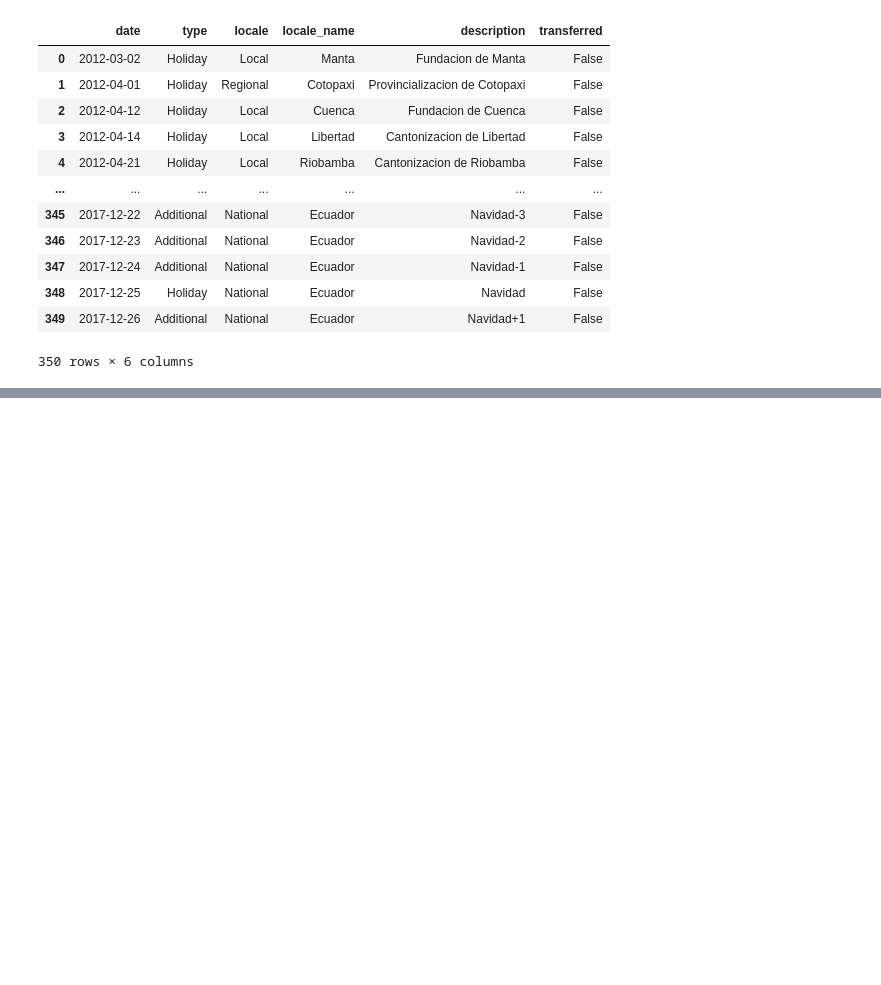
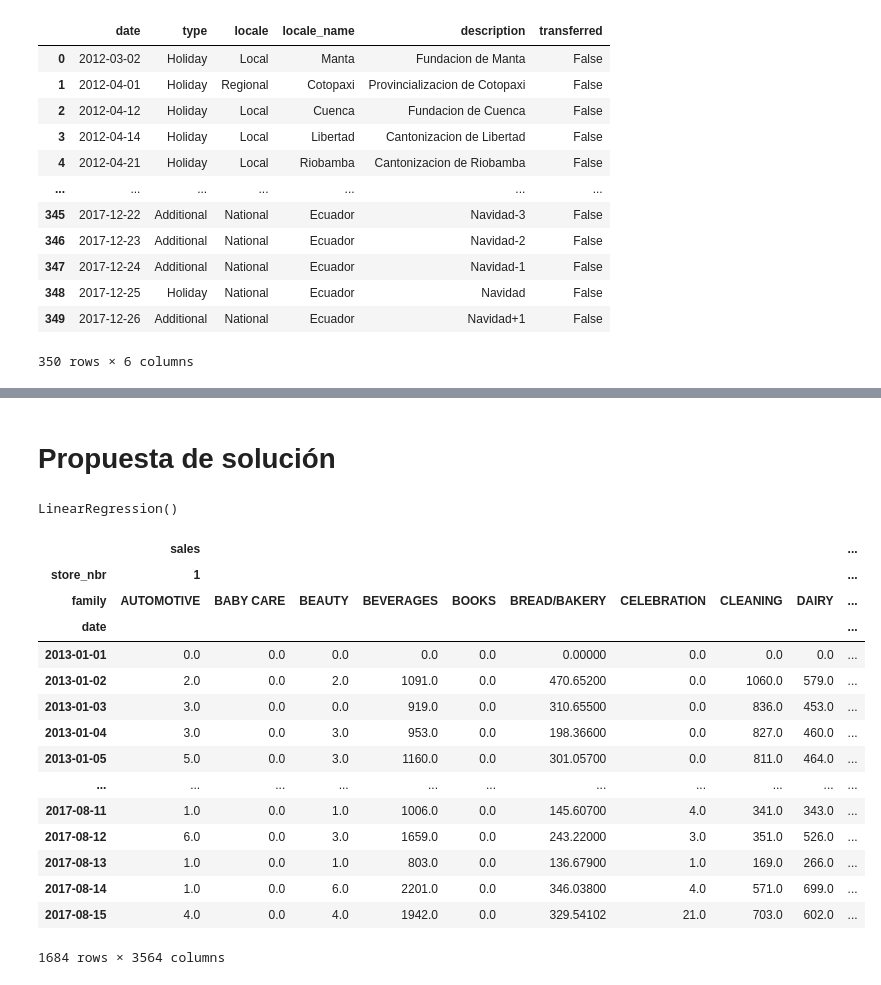
Before and after one commit to EmilianoV-TEC/Reto_TC3006C, a Jupyter notebook: avance-1-reto.ipynb, the cells around one changed output, grey strips where cells are left out. Saved outputs shown, nothing was run; the diff lists cells and outputs as text; code cells hidden in the pictures; blank space fills up the shorter version.

```diff
--- a/avance-1-reto.ipynb
+++ b/avance-1-reto.ipynb
@@ -421,0 +456,8 @@ df_holidays
+# %%
+df_holidays_encoded = pd.get_dummies(df_holidays['description'], prefix='holiday')
+
+# Al ejecutar la función get_dummies perdemos la columna de fechas, la cual requerimos para realizar el join mas adelante con nuestros features iniciales
+df_holidays_encoded = pd.concat([df_holidays_encoded, df_holidays['date']], axis = 1) # Volvemos a agregar la columna de fechas
+df_holidays_encoded['date'] = pd.to_datetime(df_holidays_encoded['date']).dt.to_period('D') # Cambiamos pormato de fecha a Period para que sea igual al índice de los features
+
+df_holidays_encoded = df_holidays_encoded.set_index('date')
@@ -421,0 +476,2 @@ df_holidays
+# %%
+df_holidays_encoded = df_holidays_encoded.groupby(df_holidays_encoded.index).sum()
@@ -421,0 +501,2 @@ df_holidays
+# %%
+df_x_train = df_x_train.join(df_holidays_encoded).fillna(0) # Llenamos los valores faltantes con 0, indicando que no sucede el día festivo
@@ -421,0 +520,9 @@ df_holidays
+# %% [markdown]
+# Propuesta de solución
+# %%
+y = df_train_unstacked.fillna(0)
+
+model = LinearRegression(fit_intercept = True)
+model.fit(df_x_train, y)
+# %% [output]
+LinearRegression()
@@ -421,0 +531,19 @@ df_holidays
+# %%
+y
+# %% [output]
+|  | sales |  |  |  |  |  |  |  |  | ... |
+| store_nbr | 1 |  |  |  |  |  |  |  |  | ... |
+| family | AUTOMOTIVE | BABY CARE | BEAUTY | BEVERAGES | BOOKS | BREAD/BAKERY | CELEBRATION | CLEANING | DAIRY | ... |
+| date |  |  |  |  |  |  |  |  |  | ... |
+| 2013-01-01 | 0.0 | 0.0 | 0.0 | 0.0 | 0.0 | 0.00000 | 0.0 | 0.0 | 0.0 | ... |
+| 2013-01-02 | 2.0 | 0.0 | 2.0 | 1091.0 | 0.0 | 470.65200 | 0.0 | 1060.0 | 579.0 | ... |
+| 2013-01-03 | 3.0 | 0.0 | 0.0 | 919.0 | 0.0 | 310.65500 | 0.0 | 836.0 | 453.0 | ... |
+| 2013-01-04 | 3.0 | 0.0 | 3.0 | 953.0 | 0.0 | 198.36600 | 0.0 | 827.0 | 460.0 | ... |
+| 2013-01-05 | 5.0 | 0.0 | 3.0 | 1160.0 | 0.0 | 301.05700 | 0.0 | 811.0 | 464.0 | ... |
+| ... | ... | ... | ... | ... | ... | ... | ... | ... | ... | ... |
+| 2017-08-11 | 1.0 | 0.0 | 1.0 | 1006.0 | 0.0 | 145.60700 | 4.0 | 341.0 | 343.0 | ... |
+| 2017-08-12 | 6.0 | 0.0 | 3.0 | 1659.0 | 0.0 | 243.22000 | 3.0 | 351.0 | 526.0 | ... |
+| 2017-08-13 | 1.0 | 0.0 | 1.0 | 803.0 | 0.0 | 136.67900 | 1.0 | 169.0 | 266.0 | ... |
+| 2017-08-14 | 1.0 | 0.0 | 6.0 | 2201.0 | 0.0 | 346.03800 | 4.0 | 571.0 | 699.0 | ... |
+| 2017-08-15 | 4.0 | 0.0 | 4.0 | 1942.0 | 0.0 | 329.54102 | 21.0 | 703.0 | 602.0 | ... |
+1684 rows × 3564 columns
```
Also changed, not shown: parts of 24 cells of this notebook.
